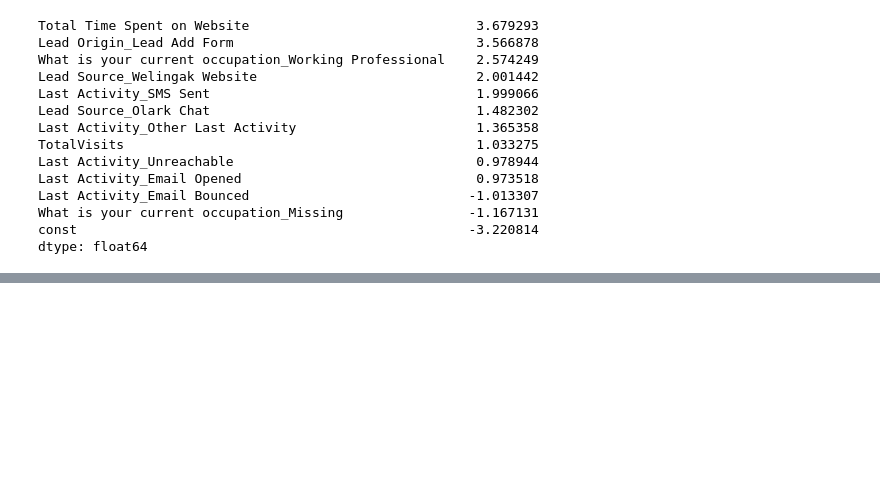
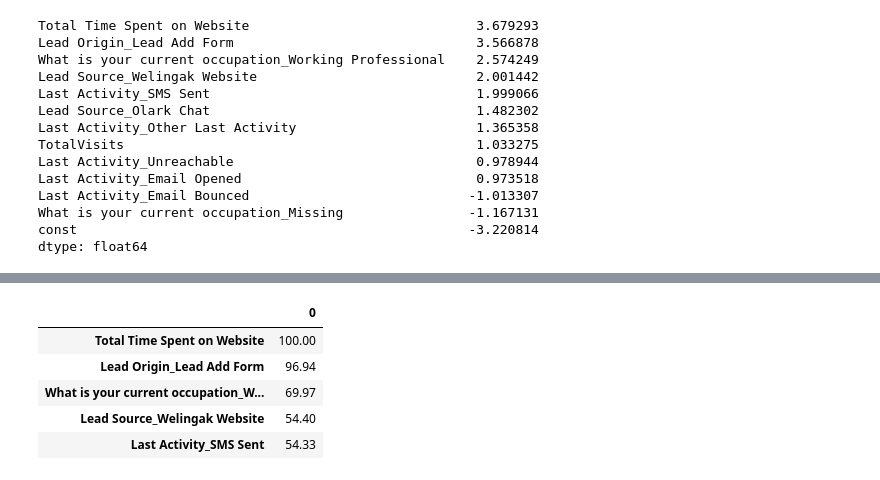
Before and after one commit to sairam21s/Upgrad-Lead-Scoring-Case-Study, a Jupyter notebook: ML_LeadScoring_CaseStudy.ipynb, the cells around one changed output, grey strips where cells are left out. Saved outputs shown, nothing was run; the diff lists cells and outputs as text; code cells hidden in the pictures; blank space fills up the shorter version.

```diff
--- a/ML_LeadScoring_CaseStudy.ipynb
+++ b/ML_LeadScoring_CaseStudy.ipynb
@@ -1974,3 +1974,8 @@ Last Activity_Email Bounced                            -1.013307
 What is your current occupation_Missing                -1.167131
 const                                                  -3.220814
 dtype: float64
+# %%
+#Getting relative co-efficient of all features wrt feature with highest coefficient
+feature_importance = ((result.params/result.params.max())*100).round(2).sort_values(ascending=False)
+print(feature_importance)
+# (100*result.params).round(2)
@@ -1976,0 +2016,10 @@ dtype: float64
+# %%
+# Top 5 features which contribute most towards probability of lead getting converted
+pd.DataFrame(feature_importance).head(5)
+# %% [output]
+|  | 0 |
+| Total Time Spent on Website | 100.00 |
+| Lead Origin_Lead Add Form | 96.94 |
+| What is your current occupation_W... | 69.97 |
+| Lead Source_Welingak Website | 54.40 |
+| Last Activity_SMS Sent | 54.33 |
```
Also changed, not shown: parts of 7 cells of this notebook.
